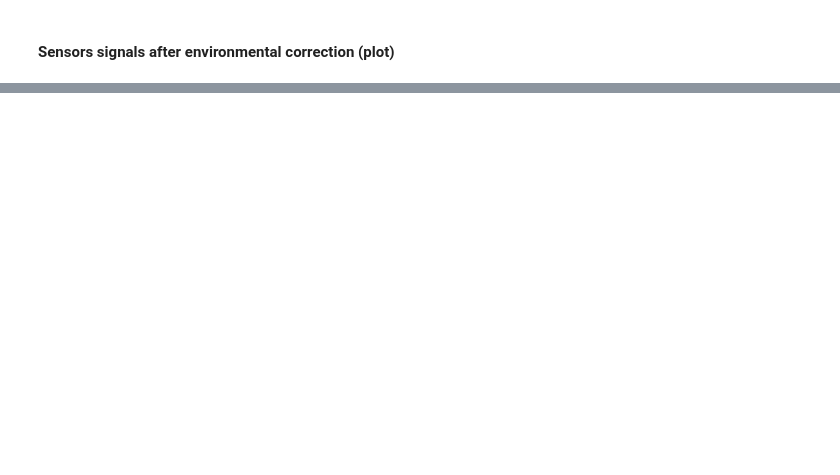
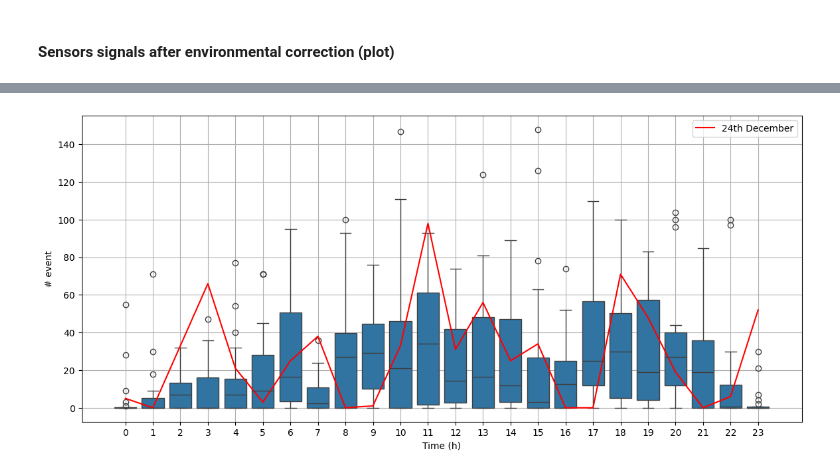
Before and after one commit to eskinderit/single-elders-home-monitoring, a Jupyter notebook: single-elders-home-monitoring/single-elders-monitoring-PCAfiltering.ipynb, the cells around one changed output, grey strips where cells are left out. Saved outputs shown, nothing was run; the diff lists cells and outputs as text; code cells hidden in the pictures; blank space fills up the shorter version.

```diff
--- a/single-elders-home-monitoring/single-elders-monitoring-PCAfiltering.ipynb
+++ b/single-elders-home-monitoring/single-elders-monitoring-PCAfiltering.ipynb
@@ -546,0 +709,33 @@ No artists with labels found to put in legend.  Note that artists whose label st
+# %%
+event_per_hour_nov = event_per_hour.where("date_hour >= '2019-11-1' AND date_hour <= '2019-11-30' ")
+event_per_hour_nov = event_per_hour_nov.orderBy('date_hour')
+
+event_per_hour_christmas = event_per_hour.where("date_hour >= '2019-12-24' AND date_hour < '2019-12-25' ")
+event_per_hour_christmas = event_per_hour_christmas.orderBy('date_hour')
+#event_per_hour_christmas.show(event_per_hour_christmas.count(), truncate=False)
+
+
+event_per_hour_nov = event_per_hour_nov.withColumn("date", date_format(event_per_hour_nov["date_hour"], "yyyy-MM-dd"))
+event_per_hour_nov = event_per_hour_nov.withColumn("hour", hour(event_per_hour_nov["date_hour"]))
+
+event_per_hour_christmas = event_per_hour_christmas.withColumn("date", date_format(event_per_hour_christmas["date_hour"], "yyyy-MM-dd"))
+event_per_hour_christmas = event_per_hour_christmas.withColumn("hour", hour(event_per_hour_christmas["date_hour"]))
+
+
+pivot_nov_df = event_per_hour_nov.toPandas().fillna(0).pivot(index='date', columns='hour', values='n_event')
+pivot_nov_df = pivot_df.fillna(0)
+df_nov_melted =  pd.melt(pivot_df, var_name='Time (h)', value_name='# event')
+
+pivot_christmas_df = event_per_hour_christmas.toPandas().fillna(0).pivot(index='date', columns='hour', values='n_event')
+pivot_christmas_df = pivot_christmas_df.fillna(0)
+df_christmas_melted =  pd.melt(pivot_christmas_df, var_name='Time (h)', value_name='# event')
+
+
+plt.figure(figsize=(14, 6))
+sns.boxplot(x='Time (h)', y='# event', data=df_nov_melted)
+plt.plot( event_per_hour_christmas.toPandas()['n_event'], color='red', label='24th December')
+plt.legend()
+plt.grid()
+plt.show()
+# %% [output]
+[figure, added]
```
Also changed, not shown: parts of 20 cells of this notebook.
